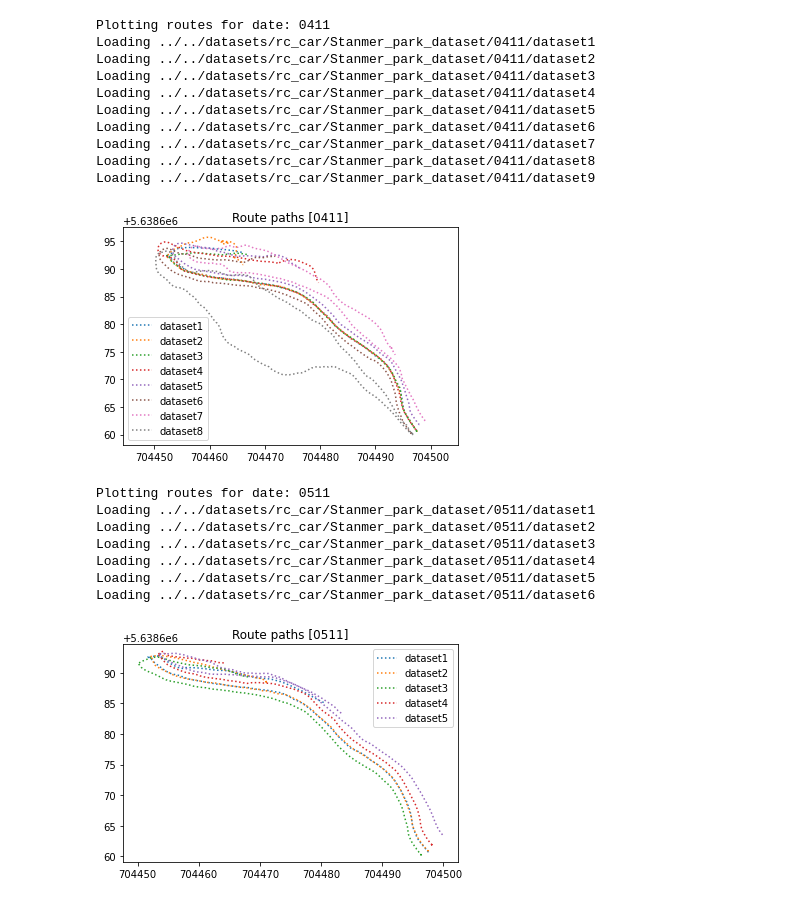
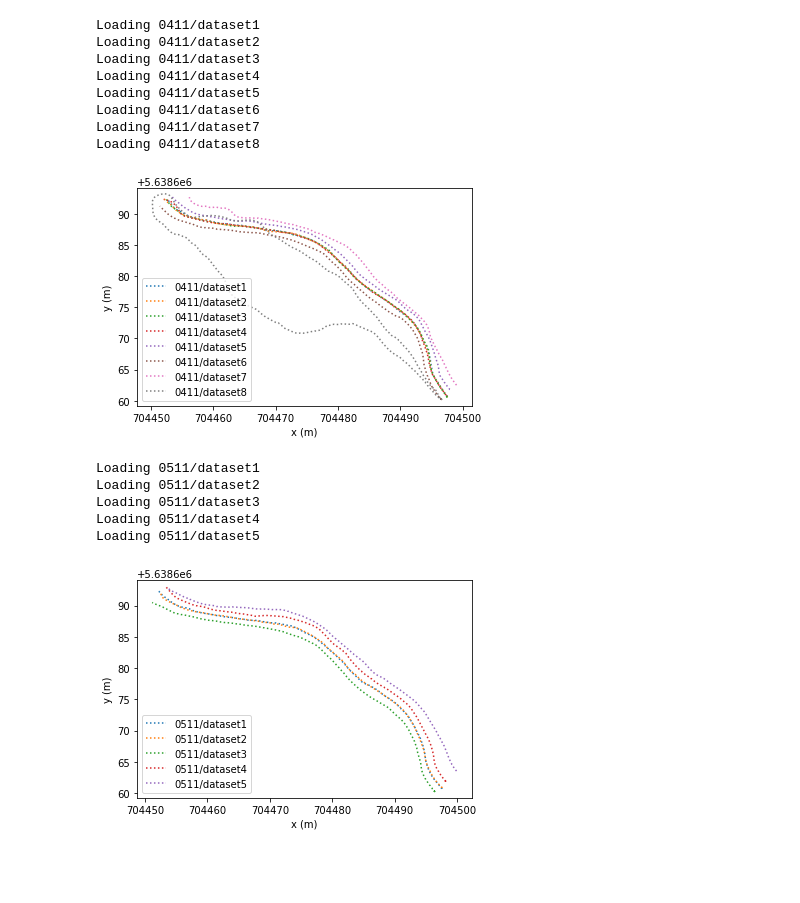
Before and after one commit to BrainsOnBoard/navbench, a Jupyter notebook: analysis/2020-11/routes.ipynb, the cells around one changed output. Drawn from its saved outputs; the diff is of its cells as text; code cells hidden in the pictures; blank space fills up the shorter version.

```diff
--- a/analysis/2020-11/routes.ipynb
+++ b/analysis/2020-11/routes.ipynb
@@ -9,49 +9,54 @@ import navbench as nb
 
 dbroot = '../../datasets/rc_car/Stanmer_park_dataset'
 
+# Plot UTM coordinates
 def plot_route(ax, dpath):
-    db = nb.Database(dpath)
+    db = nb.Database(os.path.join(dbroot, dpath))
     ax.plot(db.entries['x'], db.entries['y'], ':')
 
-def plot_routes(date):
-    print('Plotting routes for date: ' + date)
+def get_dataset_path(date, i):
+    return '%s/dataset%d' % (date, i)
+
+def get_dataset_paths(date):
+    i = 1
+    paths = []
+    while True:
+        path = get_dataset_path(date, i)
+        if not os.path.exists(os.path.join(dbroot, path)):
+            break
+        paths.append(path)
+        i += 1
+    return paths
+
+def plot_routes(paths):
     _, ax = plt.subplots()
 
-    i = 1
-    while True:
-        dpath = '%s/%s/dataset%d' % (dbroot, date, i)
-        print('Loading ' + dpath)
-        if not os.path.exists(dpath):
-            break
+    for path in paths:
+        print('Loading ' + path)
+        plot_route(ax, path)
 
-        plot_route(ax, dpath)
-        i += 1
-
-    ax.legend(['dataset%d' % num for num in range(1, i)])
+    ax.legend(paths)
     ax.axis('equal')
-    ax.set_title('Route paths [%s]' % date)
+    ax.set_xlabel('x (m)')
+    ax.set_ylabel('y (m)')
 # %%
-plot_routes('0411')
+plot_routes(get_dataset_paths('0411'))
 # %% [output]
-Plotting routes for date: 0411
-Loading ../../datasets/rc_car/Stanmer_park_dataset/0411/dataset1
-Loading ../../datasets/rc_car/Stanmer_park_dataset/0411/dataset2
-Loading ../../datasets/rc_car/Stanmer_park_dataset/0411/dataset3
-Loading ../../datasets/rc_car/Stanmer_park_dataset/0411/dataset4
-Loading ../../datasets/rc_car/Stanmer_park_dataset/0411/dataset5
-Loading ../../datasets/rc_car/Stanmer_park_dataset/0411/dataset6
-Loading ../../datasets/rc_car/Stanmer_park_dataset/0411/dataset7
-Loading ../../datasets/rc_car/Stanmer_park_dataset/0411/dataset8
-Loading ../../datasets/rc_car/Stanmer_park_dataset/0411/dataset9
+Loading 0411/dataset1
+Loading 0411/dataset2
+Loading 0411/dataset3
+Loading 0411/dataset4
+Loading 0411/dataset5
+Loading 0411/dataset6
+Loading 0411/dataset7
+Loading 0411/dataset8
-[figure, old version]
+[figure, new version]
 # %%
-plot_routes('0511')
+plot_routes(get_dataset_paths('0511'))
 # %% [output]
-Plotting routes for date: 0511
-Loading ../../datasets/rc_car/Stanmer_park_dataset/0511/dataset1
-Loading ../../datasets/rc_car/Stanmer_park_dataset/0511/dataset2
-Loading ../../datasets/rc_car/Stanmer_park_dataset/0511/dataset3
-Loading ../../datasets/rc_car/Stanmer_park_dataset/0511/dataset4
-Loading ../../datasets/rc_car/Stanmer_park_dataset/0511/dataset5
-Loading ../../datasets/rc_car/Stanmer_park_dataset/0511/dataset6
+Loading 0511/dataset1
+Loading 0511/dataset2
+Loading 0511/dataset3
+Loading 0511/dataset4
+Loading 0511/dataset5
-[figure, old version]
+[figure, new version]
```
Also changed, not shown: parts of 1 cell of this notebook.
